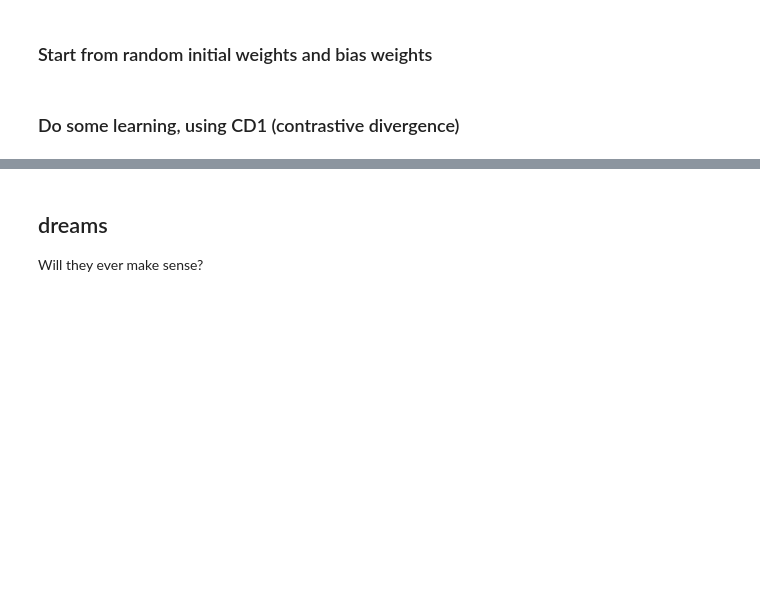
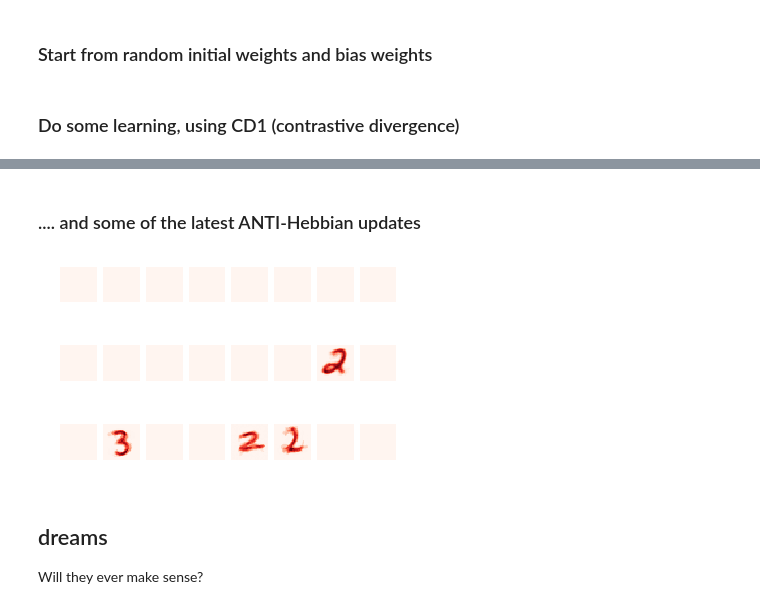
Before and after one commit to harryross263/comp421, a Jupyter notebook: deep_generative/RBM_MNIST_screwit.ipynb, the cells around one changed output, grey strips where cells are left out. Saved outputs shown, nothing was run; the diff lists cells and outputs as text; code cells hidden in the pictures; blank space fills up the shorter version.

```diff
--- a/deep_generative/RBM_MNIST_screwit.ipynb
+++ b/deep_generative/RBM_MNIST_screwit.ipynb
@@ -94,3 +107,12 @@ print(h.shape, v.shape)
+# %% [markdown]
+### .... and some of the latest ANTI-Hebbian updates
+# %%
+for i in range(nr*nc):
+    plt.subplot(nr,nc,i+1)
+    plt.imshow(AntiHebb[i].reshape(28,28), interpolation='nearest',cmap='Reds')
+    plt.axis('off')
+# %% [output]
+[figure, added]
 # %% [markdown]
 ## dreams
 Will they ever make sense?
```
Also changed, not shown: parts of 7 cells of this notebook.
